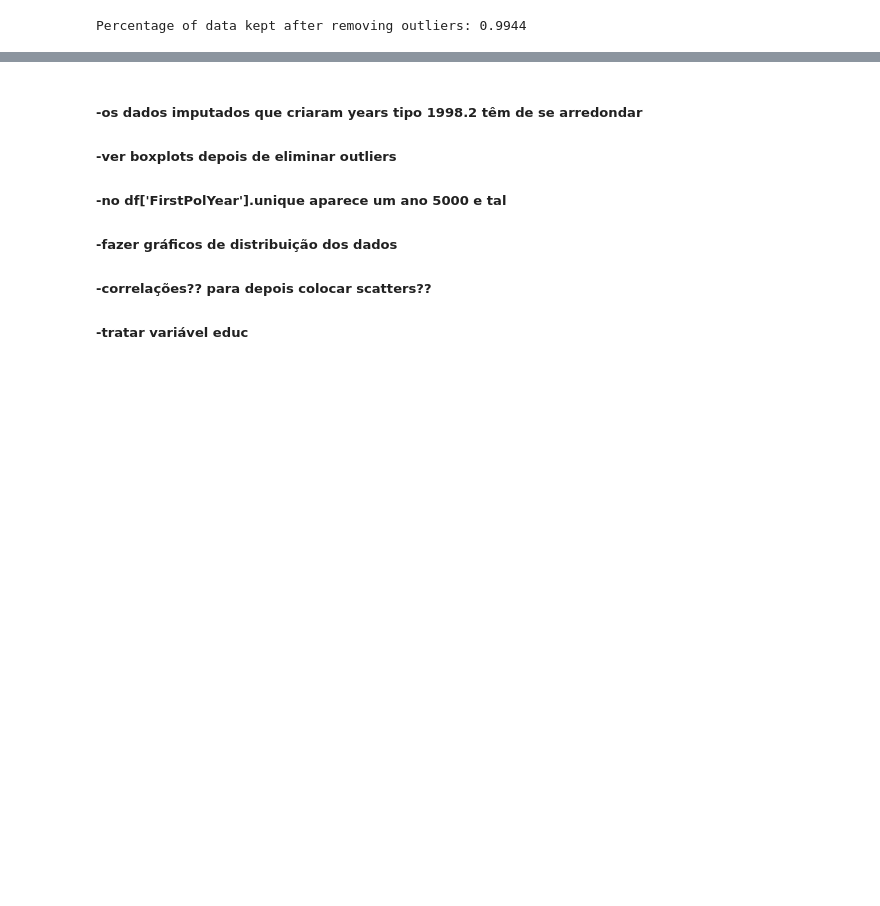
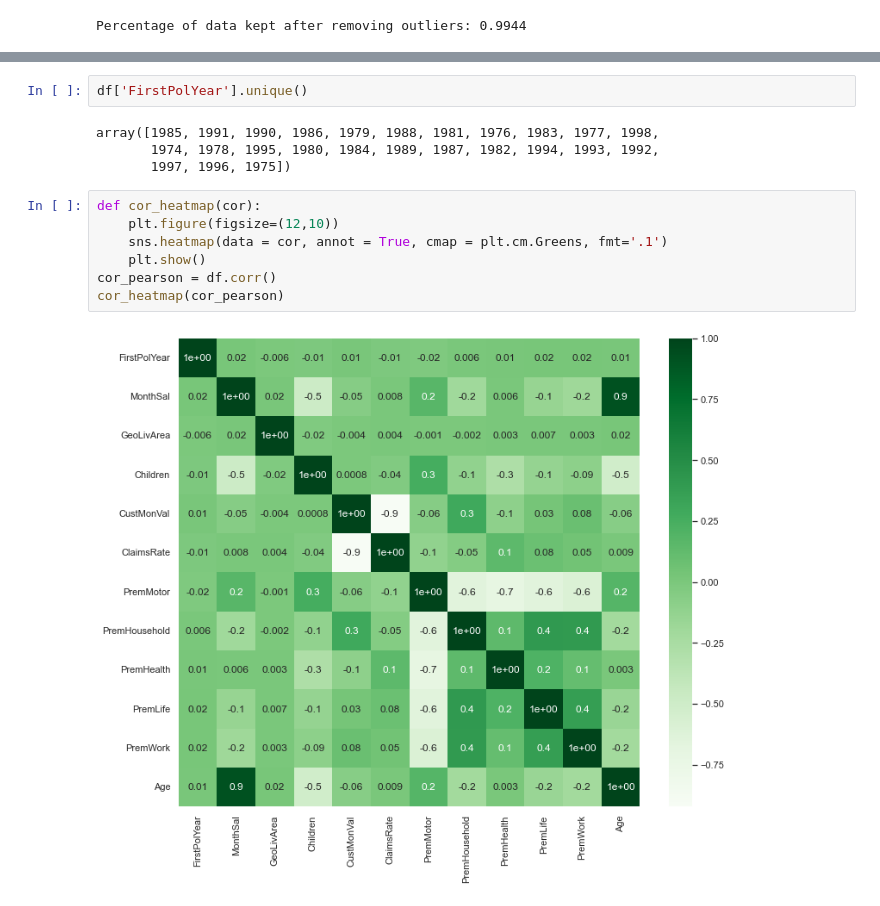
Before and after one commit to henrymmarques/DMProject, a Jupyter notebook: preprocess.ipynb, the cells around one changed output, grey strips where cells are left out. Drawn from its saved outputs; the diff is of its cells as text; blank space fills up the shorter version.

```diff
--- a/preprocess.ipynb
+++ b/preprocess.ipynb
@@ -263,8 +277,15 @@ box_plot_all_vars(df)
-# %% [markdown]
-##### -os dados imputados que criaram years tipo 1998.2 têm de se arredondar
-##### -ver boxplots depois de eliminar outliers
-##### -no df['FirstPolYear'].unique aparece um ano 5000 e tal
-##### -fazer gráficos de distribuição dos dados
-##### -correlações?? para depois colocar scatters??
-##### -tratar variável educ
-#####
+# %%
+df['FirstPolYear'].unique()
+# %% [output]
+array([1985, 1991, 1990, 1986, 1979, 1988, 1981, 1976, 1983, 1977, 1998,
+       1974, 1978, 1995, 1980, 1984, 1989, 1987, 1982, 1994, 1993, 1992,
+       1997, 1996, 1975])
+# %%
+def cor_heatmap(cor):
+    plt.figure(figsize=(12,10))
+    sns.heatmap(data = cor, annot = True, cmap = plt.cm.Greens, fmt='.1')
+    plt.show()
+cor_pearson = df.corr()
+cor_heatmap(cor_pearson)
+# %% [output]
+[figure, added]
```
Also changed, not shown: parts of 14 cells of this notebook.
